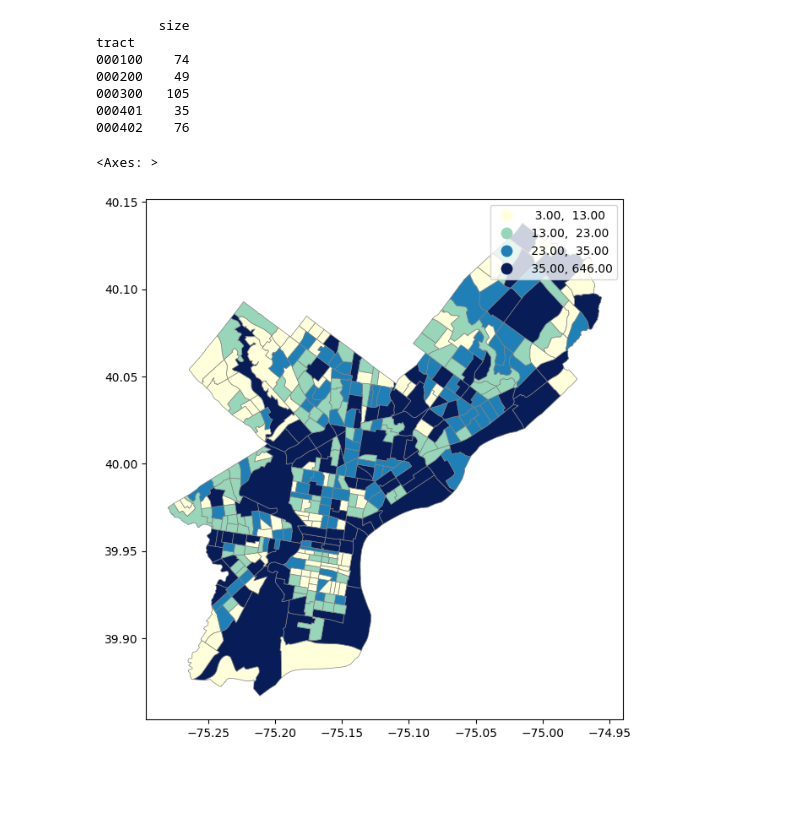
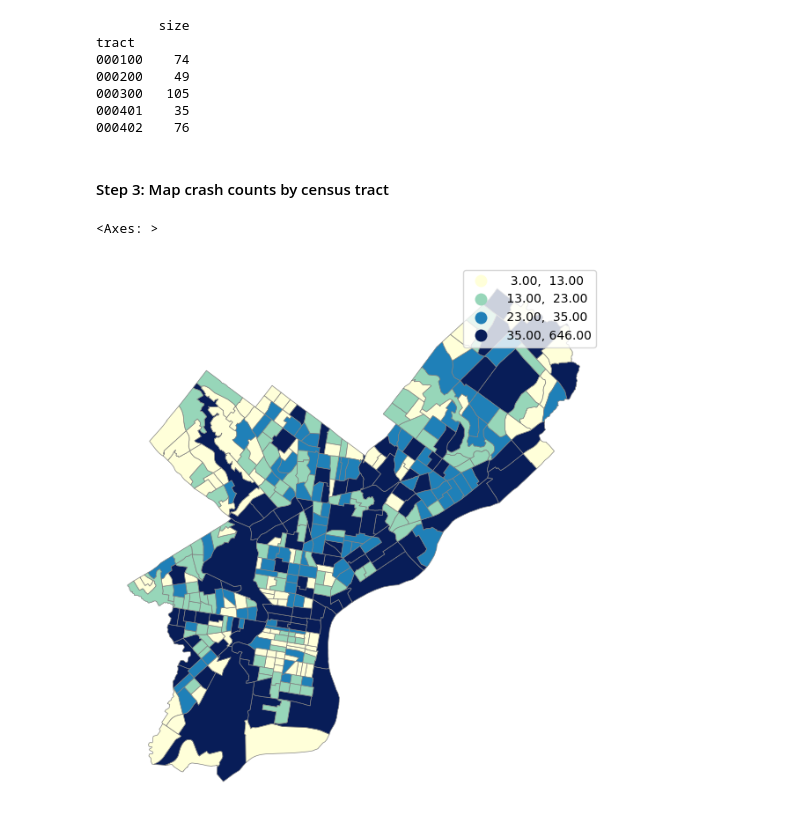
Before and after one commit to frogzorz/ai-urban-sustainability, a Jupyter notebook: lab2-vector-data-manipulation/1. geopandas-spatial-analysis.ipynb, the cells around one changed output. Drawn from its saved outputs; the diff is of its cells as text; code cells hidden in the pictures; blank space fills up the shorter version.

```diff
--- a/lab2-vector-data-manipulation/1. geopandas-spatial-analysis.ipynb
+++ b/lab2-vector-data-manipulation/1. geopandas-spatial-analysis.ipynb
@@ -349,22 +324,25 @@ tract
 000300   105
 000401    35
 000402    76
+# %% [markdown]
+#### Step 3: Map crash counts by census tract
 # %%
 # add crash counts to census tract geographies
 trafficAccident_hw = pd.merge(censusMap, results_hw, on="tract")
 
 # create a empty plot for the choropleth map
 fig, ax = plt.subplots(1, figsize=(8, 8))
+ax.set_axis_off()
 
 # generate the map
 trafficAccident_hw.plot(column='size',
                          cmap='YlGnBu',
                          edgecolor='0.5',
                          ax = ax,
                          linewidth=0.5,
                          legend=True,
                          k=4, #the number of classes
                          scheme='quantiles') # 'equal_interval', 'quantiles', 'FisherJenks', 'NaturalBreaks'
 # %% [output]
 <Axes: >
-[figure, old version]
+[figure, new version]
```
Also changed, not shown: parts of 12 cells of this notebook, 13 other files.
